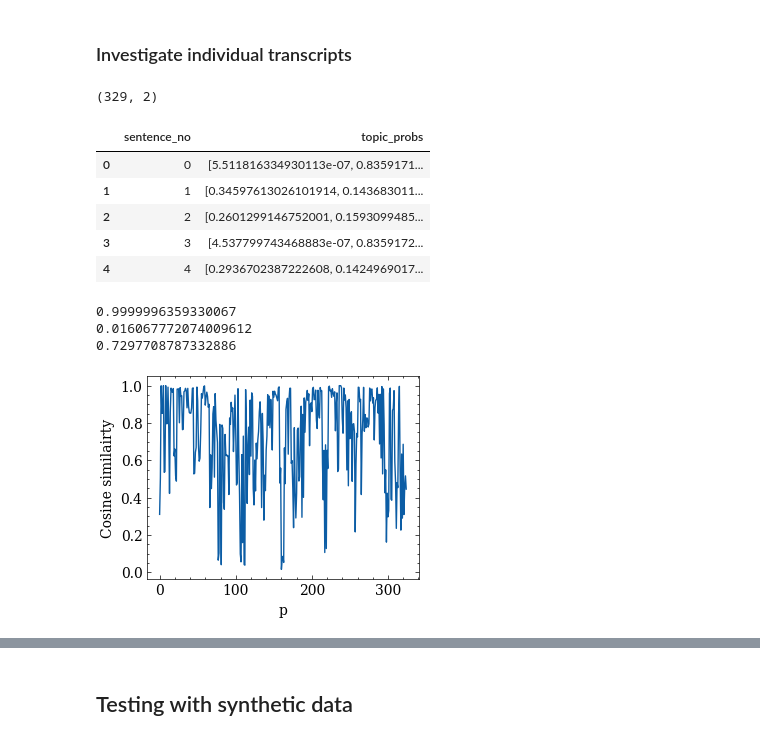
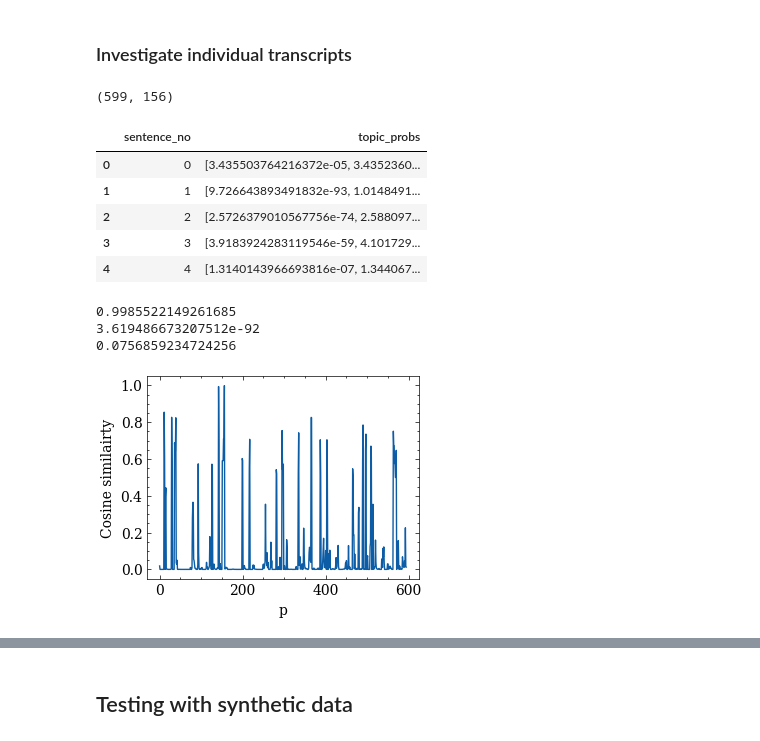
Before and after one commit to OskarMunck/Thesis, a Jupyter notebook: 4.topic_tiling.ipynb, the cells around one changed output, grey strips where cells are left out. Saved outputs shown, nothing was run; the diff lists cells and outputs as text; code cells hidden in the pictures.

```diff
--- a/4.topic_tiling.ipynb
+++ b/4.topic_tiling.ipynb
@@ -218,7 +218,7 @@ def close_match(actual_breaks, predicted_breaks, close_definition=3):
     predicted_breaks: set of predicted breaks
     close_definition: int, how many sentences a segment break can be away from the actual break to count as close.
     """
-    s = predicted_breaks
+    s = predicted_breaks.copy()
     new_set = set()
     for element in s:
         for i in range(1, close_definition+1):
@@ -255,7 +255,7 @@ for dirpath, _, files in os.walk('../Thesis/annotated_probabilities'):
         # he = [0.99, 0.95, 0.9]
         # for h in he:
         h=0.95
-        for win in range(2, 40, 2):
+        for win in range(2, 10, 2):
             predicted_bounds = segmentation_main_call(annotated_probabilities_df,\
                                                         print_state_min=False,\
                                                         print_state_depth=False,\
@@ -389,20 +389,20 @@ plt.show()
 ### Investigate individual transcripts
 # %%
 # load sentence probabilities from 1 step
-sent_proba = np.load('../Thesis/probabilities_test.npy')
+sent_proba = np.load('../Thesis/probabilities_new.npy')
 print(sent_proba.shape)
 
 # make dataframe for processing
 pipeline_df = pd.DataFrame({"sentence_no":[i for i in range(len(sent_proba))], "topic_probs": sent_proba.tolist()})
 pipeline_df.head()
 # %% [output]
-(329, 2)
+(599, 156)
 |  | sentence_no | topic_probs |
-| 0 | 0 | [5.511816334930113e-07, 0.8359171... |
-| 1 | 1 | [0.34597613026101914, 0.143683011... |
-| 2 | 2 | [0.2601299146752001, 0.1593099485... |
-| 3 | 3 | [4.537799743468883e-07, 0.8359172... |
-| 4 | 4 | [0.2936702387222608, 0.1424969017... |
+| 0 | 0 | [3.435503764216372e-05, 3.4352360... |
+| 1 | 1 | [9.726643893491832e-93, 1.0148491... |
+| 2 | 2 | [2.5726379010567756e-74, 2.588097... |
+| 3 | 3 | [3.9183924283119546e-59, 4.101729... |
+| 4 | 4 | [1.3140143966693816e-07, 1.344067... |
 # %%
 figure = figsize=(6, 4.6)
 cos_sims = window_cosine_sim(pipeline_df, 2)
@@ -413,11 +413,11 @@ sns.lineplot(cos_sims)
 plt.ylabel('Cosine similairty')
 plt.xlabel('p')
 plt.show()
-# Sentence 100, HDBSCAN 250, window 2, height 0.95
+# Sentence, HDBSCAN 200, window 2, height 0.95
 # %% [output]
-0.9999996359330067
-0.016067772074009612
-0.7297708787332886
+0.9985522149261685
+3.619486673207512e-92
+0.0756859234724256
-[figure, old version]
+[figure, new version]
 # %%
 # Plot and analyse with different size windows
```
Also changed, not shown: parts of 1 cell of this notebook, 3 other files.
